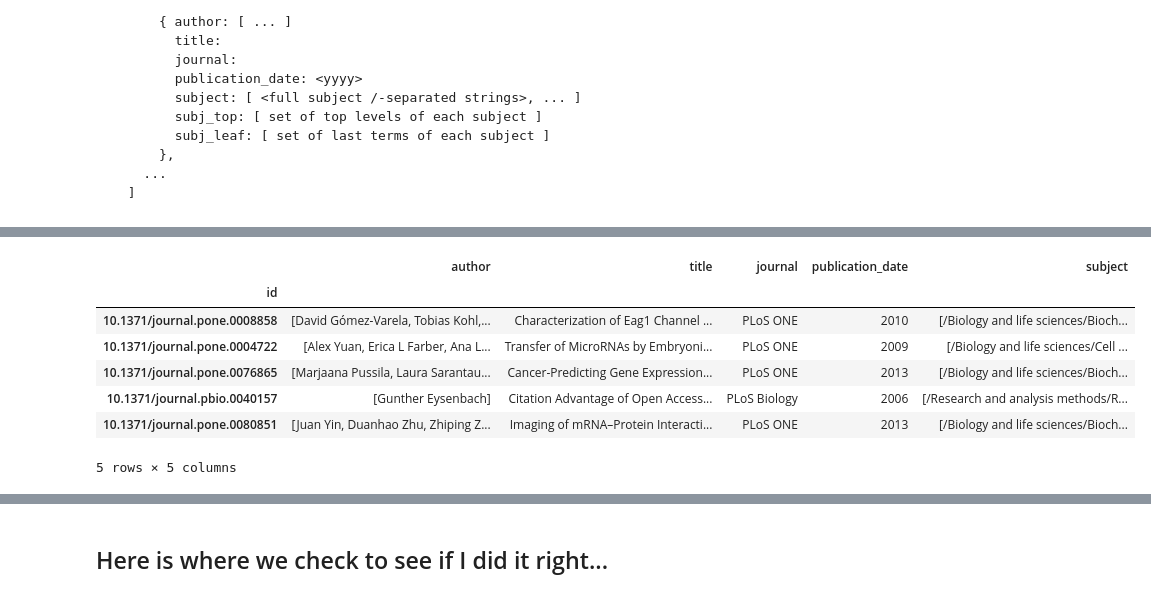
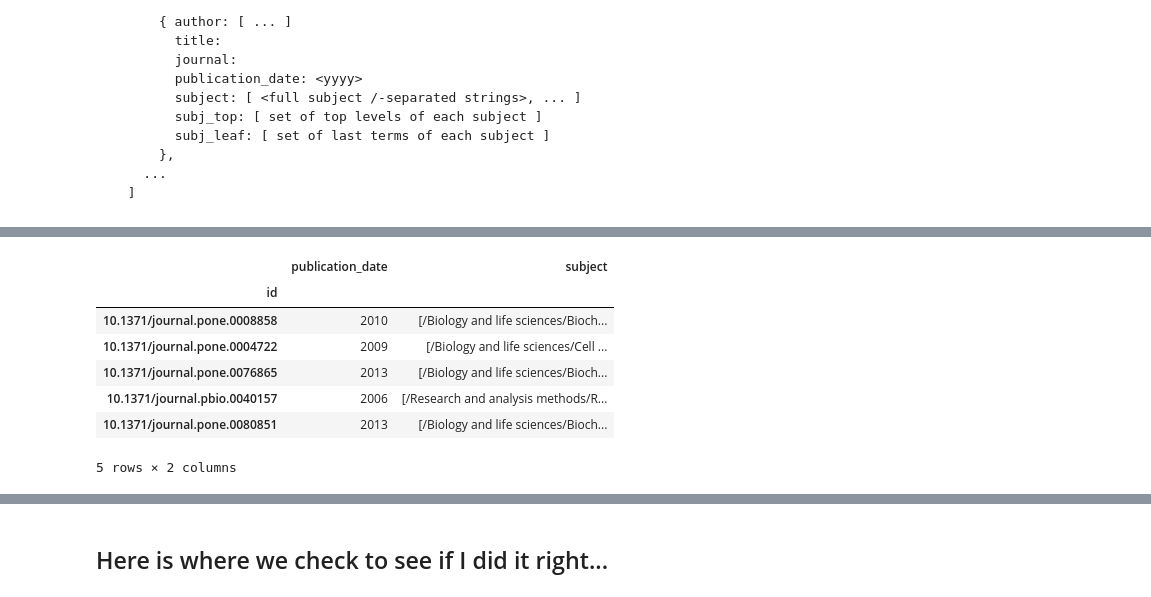
Before and after one commit to cmgerber/PLOS_Cloud_Explorer, a Jupyter notebook: ipython_notebooks/plos_data_transform_full.ipynb, the cells around one changed output, grey strips where cells are left out. Drawn from its saved outputs; the diff is of its cells as text; code cells hidden in the pictures.

```diff
--- a/ipython_notebooks/plos_data_transform_full.ipynb
+++ b/ipython_notebooks/plos_data_transform_full.ipynb
@@ -26,24 +37,27 @@ articles:
 # %%
-df = pd.read_pickle('../data/all_plos_df.pkl')
+#df = pd.read_pickle('../data/all_plos_df.pkl')
 
-# Dropping abstract and score.
-df.drop(['abstract', 'score'], axis=1, inplace=True)
+# Dropping...
+df.drop(['author', 'title_display', 'journal', 'abstract', 'score'], axis=1, inplace=True)
+
 df.set_index('id', inplace=True)
-df.columns = ['author', 'journal', 'publication_date', 'subject', 'title']
-df = df.reindex(columns=['author', 'title', 'journal', 'publication_date', 'subject'])
+#df.columns = ['author', 'journal', 'publication_date', 'subject', 'title']
+df.columns = ['publication_date', 'subject']
+#df = df.reindex(columns=['author', 'title', 'journal', 'publication_date', 'subject'])
+
 # We just want the year.
 df.publication_date = df.publication_date.str[:4]
 
 df.head()
 # %% [output]
-|  | author | title | journal | publication_date | subject |
-| id |  |  |  |  |  |
-| 10.1371/journal.pone.0008858 | [David Gómez-Varela, Tobias Kohl,... | Characterization of Eag1 Channel ... | PLoS ONE | 2010 | [/Biology and life sciences/Bioch... |
-| 10.1371/journal.pone.0004722 | [Alex Yuan, Erica L Farber, Ana L... | Transfer of MicroRNAs by Embryoni... | PLoS ONE | 2009 | [/Biology and life sciences/Cell ... |
-| 10.1371/journal.pone.0076865 | [Marjaana Pussila, Laura Sarantau... | Cancer-Predicting Gene Expression... | PLoS ONE | 2013 | [/Biology and life sciences/Bioch... |
-| 10.1371/journal.pbio.0040157 | [Gunther Eysenbach] | Citation Advantage of Open Access... | PLoS Biology | 2006 | [/Research and analysis methods/R... |
-| 10.1371/journal.pone.0080851 | [Juan Yin, Duanhao Zhu, Zhiping Z... | Imaging of mRNA–Protein Interacti... | PLoS ONE | 2013 | [/Biology and life sciences/Bioch... |
+|  | publication_date | subject |
+| id |  |  |
+| 10.1371/journal.pone.0008858 | 2010 | [/Biology and life sciences/Bioch... |
+| 10.1371/journal.pone.0004722 | 2009 | [/Biology and life sciences/Cell ... |
+| 10.1371/journal.pone.0076865 | 2013 | [/Biology and life sciences/Bioch... |
+| 10.1371/journal.pbio.0040157 | 2006 | [/Research and analysis methods/R... |
+| 10.1371/journal.pone.0080851 | 2013 | [/Biology and life sciences/Bioch... |
-5 rows × 5 columns
+5 rows × 2 columns
 # %%
 def get_subj_top(subjects):
     subj_top = set()
```
Also changed, not shown: parts of 6 cells of this notebook, 2 other files.
